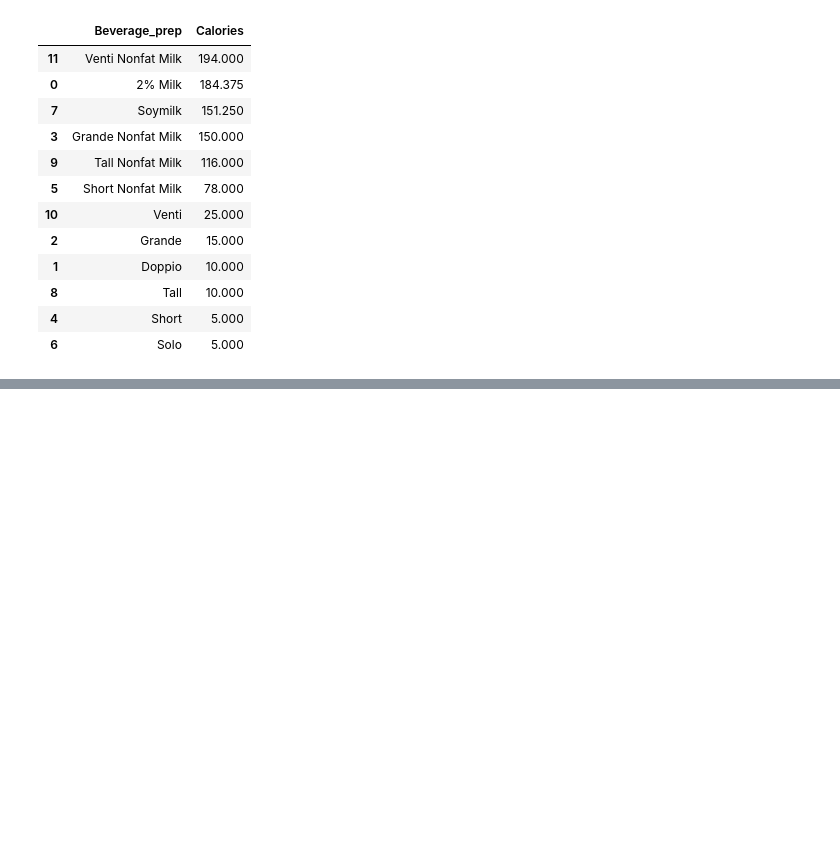
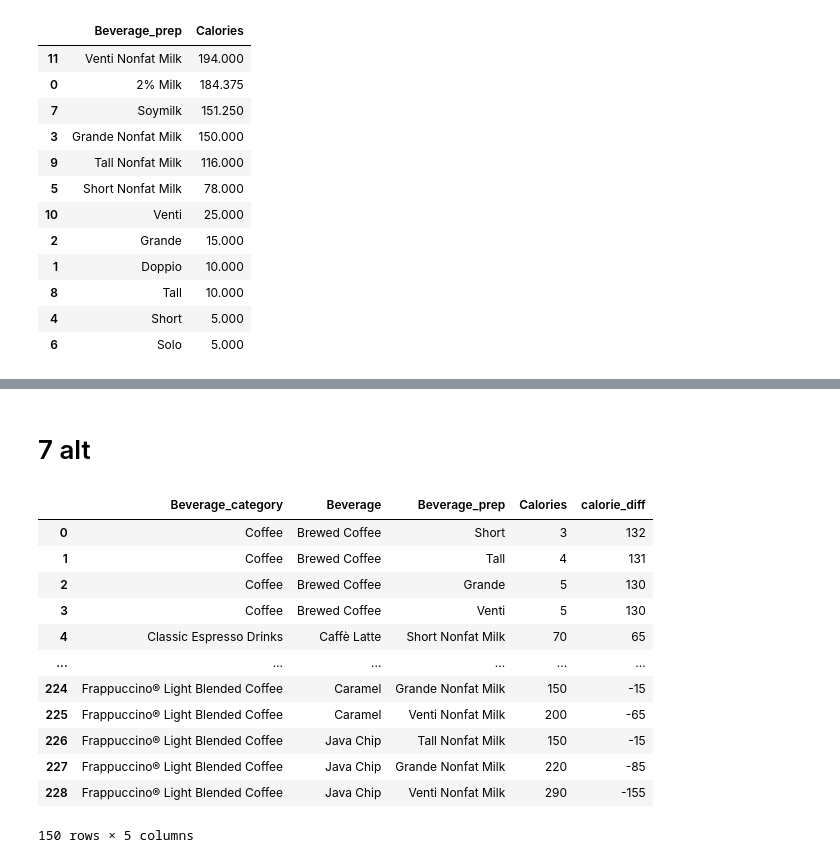
Before and after one commit to pui13/codeclan_homework_pui, a Jupyter notebook: week_12/day_2/python_analysis_homework.ipynb, the cells around one changed output, grey strips where cells are left out. Saved outputs shown, nothing was run; the diff lists cells and outputs as text; code cells hidden in the pictures; blank space fills up the shorter version.

```diff
--- a/week_12/day_2/python_analysis_homework.ipynb
+++ b/week_12/day_2/python_analysis_homework.ipynb
@@ -176,0 +184,20 @@ espresso_drinks.groupby("Beverage_prep", as_index=False).Calories.mean().sort_va
+# %% [markdown]
+# 7 alt
+# %%
+pattern = r"Coffee|Espresso"
+
+drinks.loc[drinks['Beverage_category'].str.contains(pat=pattern)]
+# %% [output]
+|  | Beverage_category | Beverage | Beverage_prep | Calories | calorie_diff |
+| 0 | Coffee | Brewed Coffee | Short | 3 | 132 |
+| 1 | Coffee | Brewed Coffee | Tall | 4 | 131 |
+| 2 | Coffee | Brewed Coffee | Grande | 5 | 130 |
+| 3 | Coffee | Brewed Coffee | Venti | 5 | 130 |
+| 4 | Classic Espresso Drinks | Caffè Latte | Short Nonfat Milk | 70 | 65 |
+| ... | ... | ... | ... | ... | ... |
+| 224 | Frappuccino® Light Blended Coffee | Caramel | Grande Nonfat Milk | 150 | -15 |
+| 225 | Frappuccino® Light Blended Coffee | Caramel | Venti Nonfat Milk | 200 | -65 |
+| 226 | Frappuccino® Light Blended Coffee | Java Chip | Tall Nonfat Milk | 150 | -15 |
+| 227 | Frappuccino® Light Blended Coffee | Java Chip | Grande Nonfat Milk | 220 | -85 |
+| 228 | Frappuccino® Light Blended Coffee | Java Chip | Venti Nonfat Milk | 290 | -155 |
+150 rows × 5 columns
```
Also changed, not shown: parts of 2 cells of this notebook.
